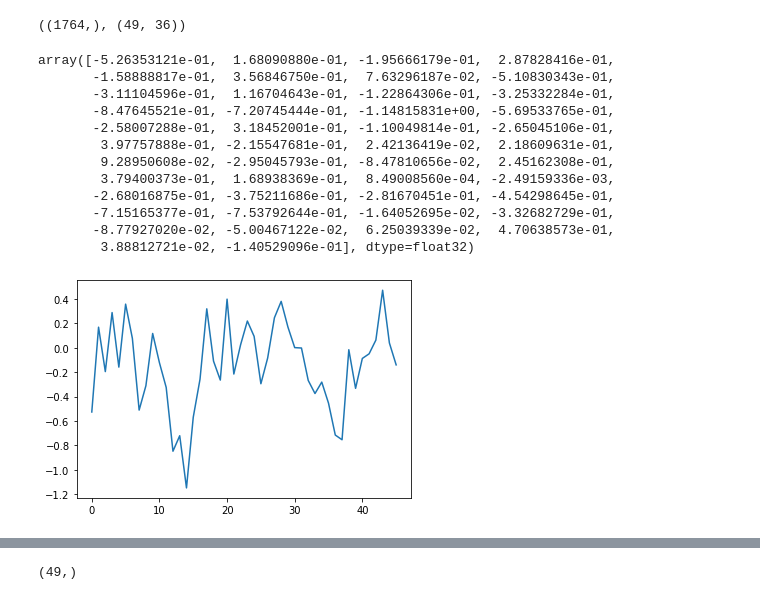
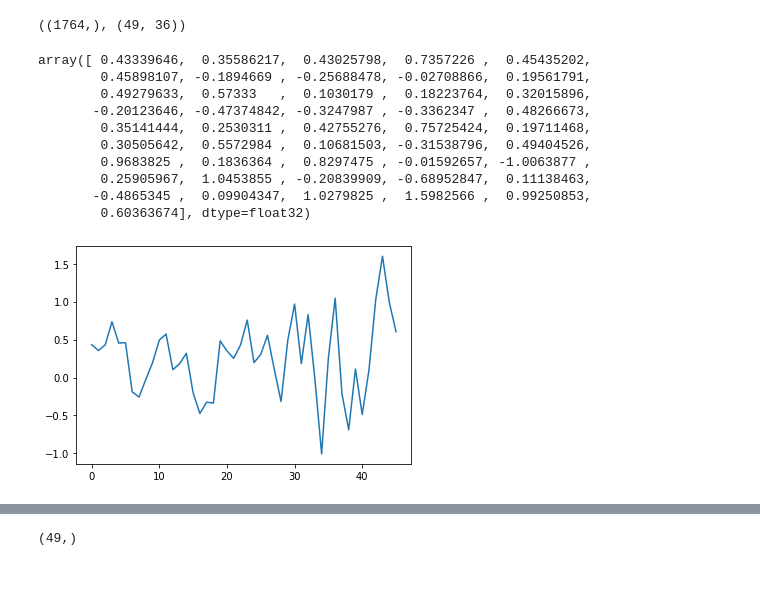
Before and after one commit to BorgwardtLab/Imputing_Signatures, a Jupyter notebook: notebooks/testing_gp_sig_adapter_padding.ipynb, the cells around one changed output, grey strips where cells are left out. Drawn from its saved outputs; the diff is of its cells as text; code cells hidden in the pictures.

```diff
--- a/notebooks/testing_gp_sig_adapter_padding.ipynb
+++ b/notebooks/testing_gp_sig_adapter_padding.ipynb
@@ -192,8 +192,3 @@ def get_collate_fn(data_format, n_input_dims):
 #Define dataset transform:
 input_transform = get_input_transform(data_format, grid_spacing)
 train_dataset = Physionet2012(split = 'training', transform = input_transform)
-# %%
-#Check if any raw instance has wrong shape (and wrong test_indices)
-for i in np.arange(len(train_dataset)):
-    print(i)
-    x = train_dataset[i]
@@ -315,8 +283,8 @@ class GPAdapter(nn.Module):
             Z = self.feed_moments(self.posterior)
 
         #reshape such that tensor has timesteps and tasks/channels in independent dimensions for Signature network:
-        Z, Z_raw = self._channel_reshape(Z, test_inputs)
-        Z = self._collapse_tensor(self, Z)
+        Z, Z_raw = self._channel_reshape(Z, test_indices)
+        Z = self._collapse_tensor(Z)
 
         return self.clf(Z), Z, Z_raw
 
@@ -390,6 +358,12 @@ class GPAdapter(nn.Module):
         #if self.sampling_type == 'moments':
         #    channel_dim *= 2
         max_len = int(Z_raw.shape[-1] / channel_dim) # max_len of time series in the batch
+        #print(f'Z_raw shape {Z_raw.shape}')
+        #print(f'channel_dim {channel_dim}')
+        #print(f'stats_dim {stats_dim}')
+        #print(f'batch_size {batch_size}')
+        #print(f'max_len {max_len}')
+        #print(f'test_indices shape: {test_indices.shape}')
 
         #initialise resulting tensor:
         Z = torch.zeros([stats_dim, batch_size, max_len, channel_dim])
@@ -400,6 +374,8 @@ class GPAdapter(nn.Module):
                 # Create output channels:
                 for j in torch.arange(channel_dim):
                     z_j = Z_raw_i[test_indices_i == j] #select all (time-ordered) values that belong to task/channel j
+                    #print(f'z_j: {z_j}')
+                    #print(f'z_j shape: {z_j.shape}')
                     curr_len = z_j.shape[0]
                     Z[sample, i, :curr_len, j] = z_j
         return Z, Z_raw
@@ -417,7 +393,8 @@ class GPAdapter(nn.Module):
         if self.sampling_type == 'monte_carlo':
             return X.flatten(0,1)
         elif self.sampling_type == 'moments':
-            X = X.transpose(0,2).tranpose(0,1)
+            #X = X.transpose(0,2).tranpose(0,1)
+            X = X.permute(1,2,3,0)
             return X.flatten(-2,-1)
 
 from src.models.deep_models import DeepSignatureModel
@@ -463,8 +440,8 @@ class GP_Sig(nn.Module):
 n_input_dims = train_dataset.measurement_dims
 out_dimension = train_dataset.n_classes
 collate_fn = get_collate_fn(data_format, n_input_dims)
-sampling_type = 'moments' #'monte_carlo'
-n_mc_smps = 1 # for debugging
+sampling_type = 'monte_carlo' #'monte_carlo'
+n_mc_smps = 3 # for debugging
 n_devices = 1
 output_device = 'cpu'
 # %% [markdown]
@@ -714,21 +702,19 @@ test_inputs_i = test_inputs[instance].flatten()
 test_indices_i = test_indices[instance].flatten()
 # %%
 #raw GP draw (Z) channnel j of instance i
-j = 13
+j = 0
 x_raw = Z_raw_i[test_indices_i == j]
 plt.plot( x_raw )
 x_raw
 # %% [output]
-array([-5.26353121e-01,  1.68090880e-01, -1.95666179e-01,  2.87828416e-01,
-       -1.58888817e-01,  3.56846750e-01,  7.63296187e-02, -5.10830343e-01,
-       -3.11104596e-01,  1.16704643e-01, -1.22864306e-01, -3.25332284e-01,
-       -8.47645521e-01, -7.20745444e-01, -1.14815831e+00, -5.69533765e-01,
-       -2.58007288e-01,  3.18452001e-01, -1.10049814e-01, -2.65045106e-01,
-        3.97757888e-01, -2.15547681e-01,  2.42136419e-02,  2.18609631e-01,
-        9.28950608e-02, -2.95045793e-01, -8.47810656e-02,  2.45162308e-01,
-        3.79400373e-01,  1.68938369e-01,  8.49008560e-04, -2.49159336e-03,
-       -2.68016875e-01, -3.75211686e-01, -2.81670451e-01, -4.54298645e-01,
-       -7.15165377e-01, -7.53792644e-01, -1.64052695e-02, -3.32682729e-01,
-       -8.77927020e-02, -5.00467122e-02,  6.25039339e-02,  4.70638573e-01,
-        3.88812721e-02, -1.40529096e-01], dtype=float32)
+array([ 0.43339646,  0.35586217,  0.43025798,  0.7357226 ,  0.45435202,
+        0.45898107, -0.1894669 , -0.25688478, -0.02708866,  0.19561791,
+        0.49279633,  0.57333   ,  0.1030179 ,  0.18223764,  0.32015896,
+       -0.20123646, -0.47374842, -0.3247987 , -0.3362347 ,  0.48266673,
+        0.35141444,  0.2530311 ,  0.42755276,  0.75725424,  0.19711468,
+        0.30505642,  0.5572984 ,  0.10681503, -0.31538796,  0.49404526,
+        0.9683825 ,  0.1836364 ,  0.8297475 , -0.01592657, -1.0063877 ,
+        0.25905967,  1.0453855 , -0.20839909, -0.68952847,  0.11138463,
+       -0.4865345 ,  0.09904347,  1.0279825 ,  1.5982566 ,  0.99250853,
+        0.60363674], dtype=float32)
-[figure, old version]
+[figure, new version]
```
Also changed, not shown: parts of 13 cells of this notebook.
